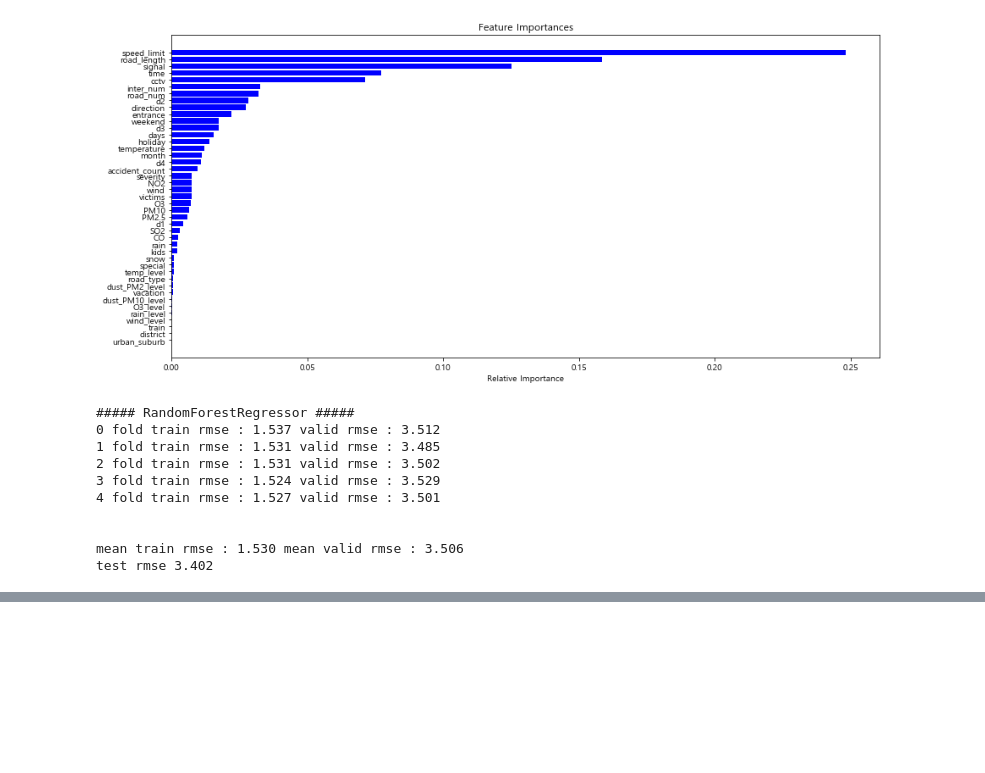
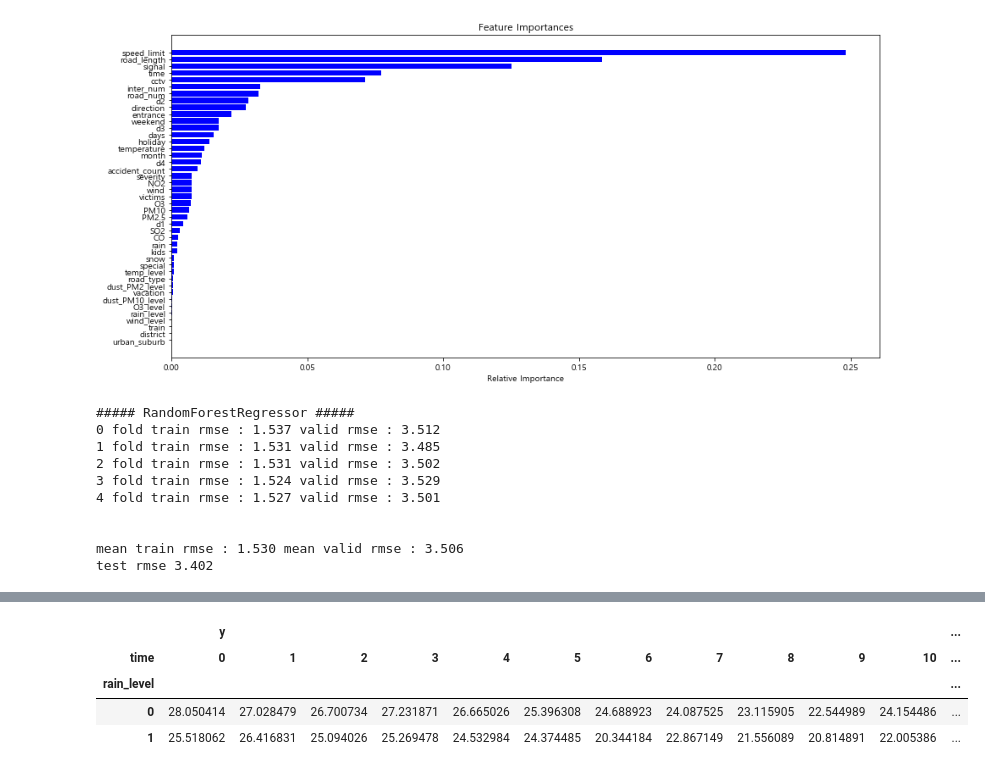
Before and after one commit to miniii222/Datamining_project, a Jupyter notebook: traffic/modeling/1_baseline_modeling.ipynb, the cells around one changed output, grey strips where cells are left out. Cells and saved outputs as stored; diff of their text form; code cells hidden in the pictures; blank space fills up the shorter version.

```diff
--- a/traffic/modeling/1_baseline_modeling.ipynb
+++ b/traffic/modeling/1_baseline_modeling.ipynb
@@ -404,0 +440,12 @@ test rmse 3.402
+# %%
+#강수별, 시간대별 평균 속도
+rain_time = pd.DataFrame(df.groupby(['rain_level','time'])['y'].mean())
+rain_time = rain_time.unstack()
+rain_time = rain_time.iloc[:2,]
+rain_time
+# %% [output]
+|  | y |  |  |  |  |  |  |  |  |  |  | ... |
+| time | 0 | 1 | 2 | 3 | 4 | 5 | 6 | 7 | 8 | 9 | 10 | ... |
+| rain_level |  |  |  |  |  |  |  |  |  |  |  | ... |
+| 0 | 28.050414 | 27.028479 | 26.700734 | 27.231871 | 26.665026 | 25.396308 | 24.688923 | 24.087525 | 23.115905 | 22.544989 | 24.154486 | ... |
+| 1 | 25.518062 | 26.416831 | 25.094026 | 25.269478 | 24.532984 | 24.374485 | 20.344184 | 22.867149 | 21.556089 | 20.814891 | 22.005386 | ... |
```
Also changed, not shown: parts of 12 cells of this notebook.
